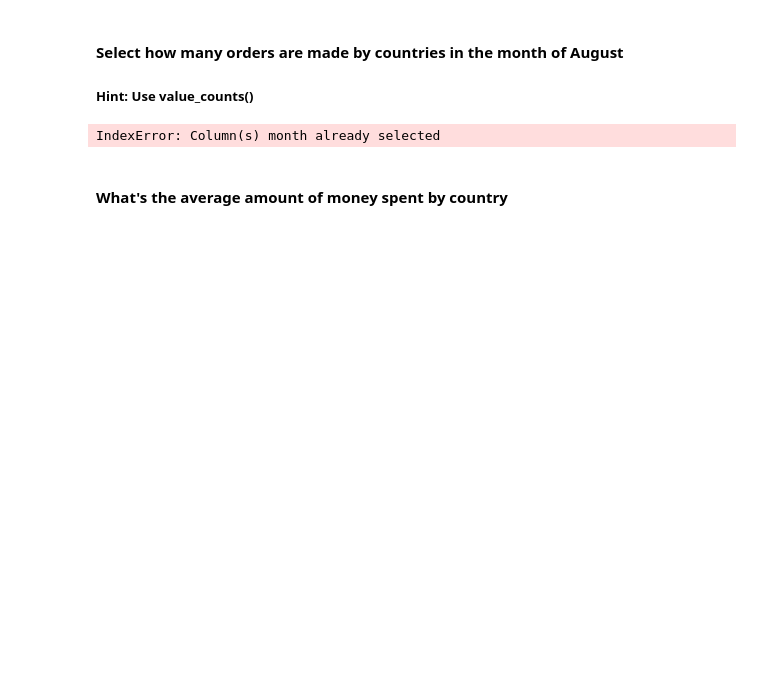
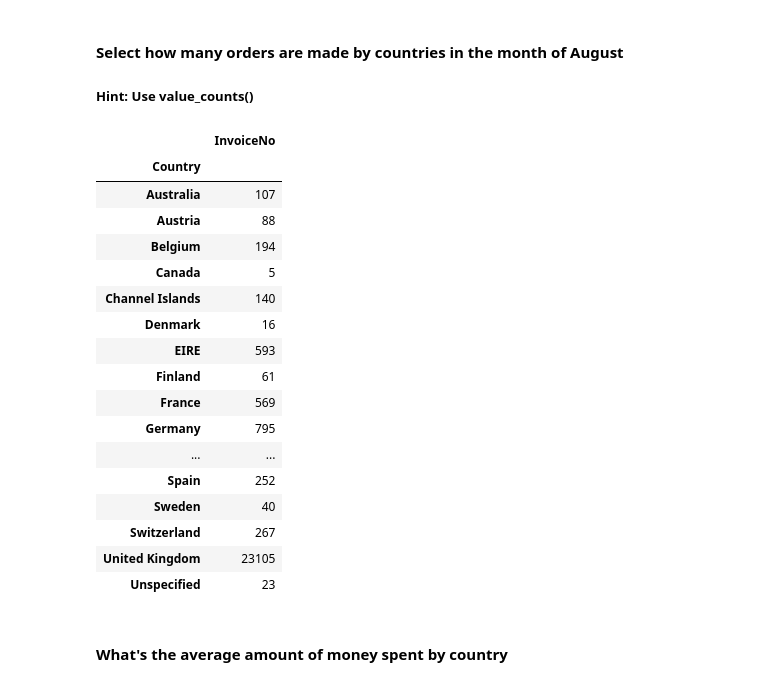
Before and after one commit to ta-data-mexpt/lab-subsetting-and-descriptive-stats, a Jupyter notebook: your-code/main.ipynb, the cells around one changed output. Cells and saved outputs as stored; diff of their text form; code cells hidden in the pictures; blank space fills up the shorter version.

```diff
--- a/your-code/main.ipynb
+++ b/your-code/main.ipynb
@@ -555,10 +555,26 @@ orders[orders.month == 8].head()
 ##### Hint: Use value_counts()
 # %%
 # your answer here
-
-orders.groupby('Country').month[8].head()
+orders[orders.month == 8].groupby('Country').aggregate({'InvoiceNo':np.count_nonzero})
 # %% [output]
-IndexError: Column(s) month already selected
+|  | InvoiceNo |
+| Country |  |
+| Australia | 107 |
+| Austria | 88 |
+| Belgium | 194 |
+| Canada | 5 |
+| Channel Islands | 140 |
+| Denmark | 16 |
+| EIRE | 593 |
+| Finland | 61 |
+| France | 569 |
+| Germany | 795 |
+| ... | ... |
+| Spain | 252 |
+| Sweden | 40 |
+| Switzerland | 267 |
+| United Kingdom | 23105 |
+| Unspecified | 23 |
 # %% [markdown]
 #### What's the  average amount of money spent by country
 # %%
```
Also changed, not shown: parts of 3 cells of this notebook.
